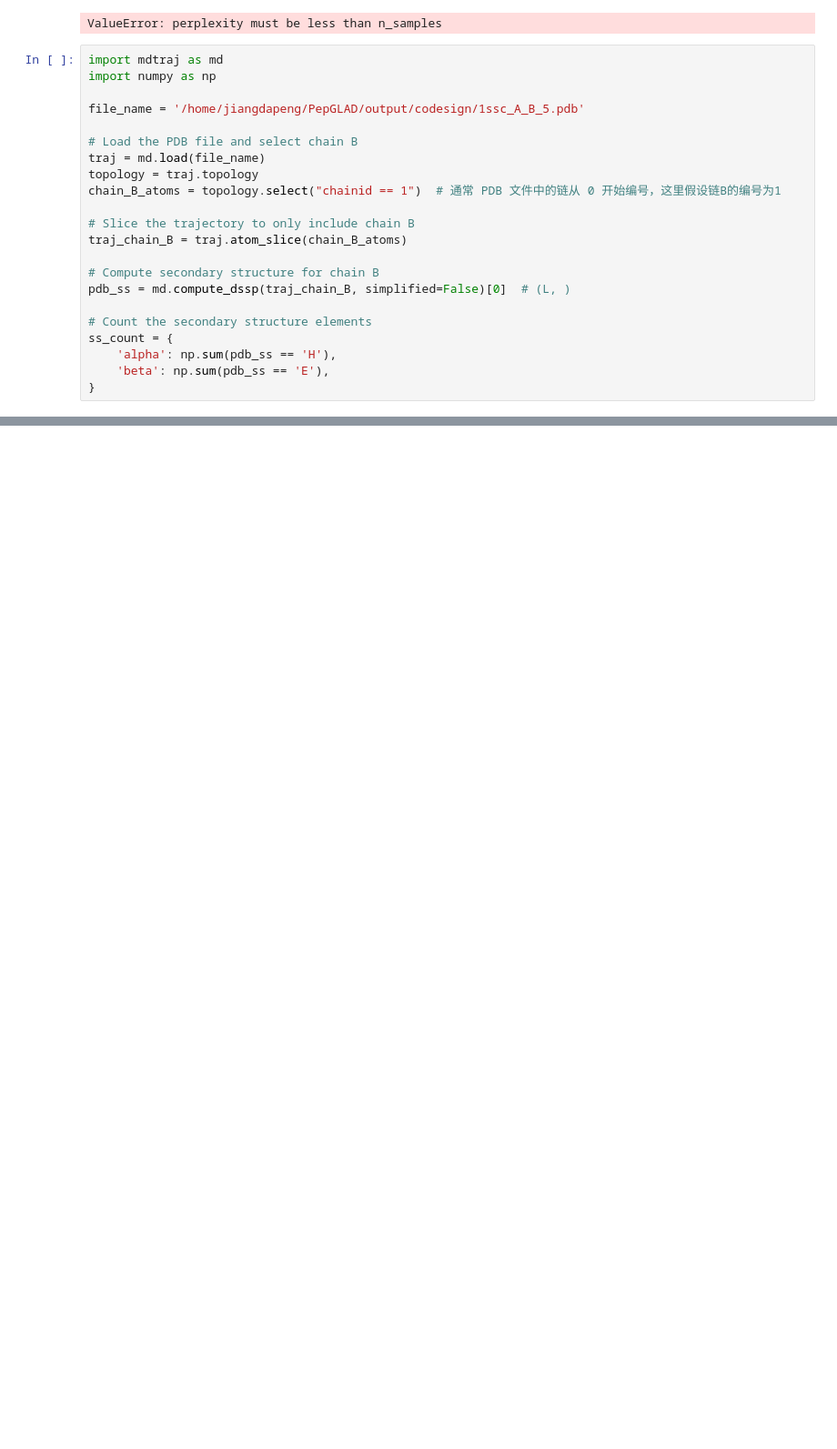
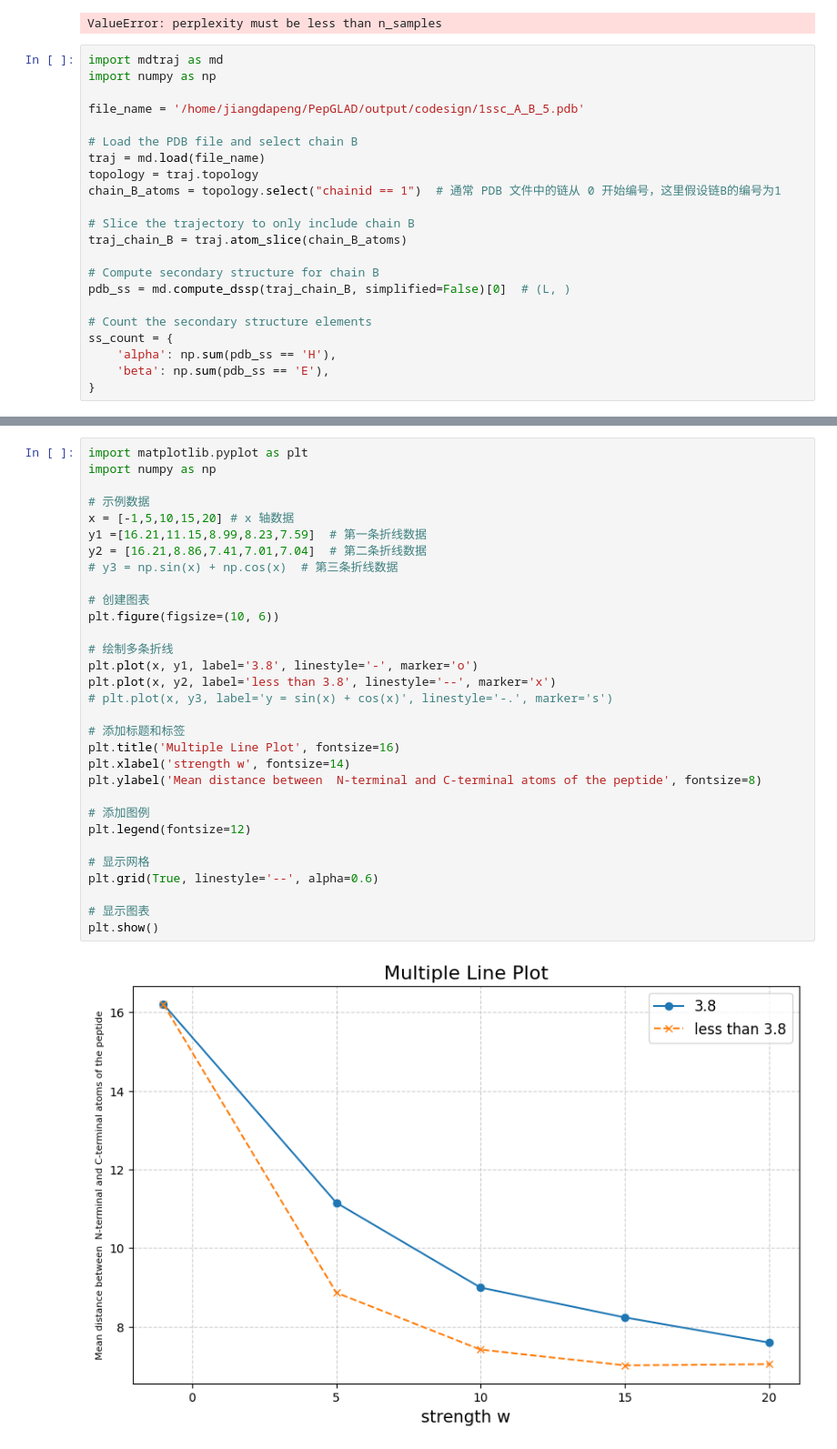
Before and after one commit to jdp22/CP-Composer_final, a Jupyter notebook: debug.ipynb, the cells around one changed output, grey strips where cells are left out. Shown: that part at 91% size. Drawn from its saved outputs; the diff is of its cells as text; blank space fills up the shorter version.

```diff
--- a/debug.ipynb
+++ b/debug.ipynb
@@ -201,0 +385,33 @@ Prompt_LDMPepDesign(
+# %%
+import matplotlib.pyplot as plt
+import numpy as np
+
+# 示例数据
+x = [-1,5,10,15,20] # x 轴数据
+y1 =[16.21,11.15,8.99,8.23,7.59]  # 第一条折线数据
+y2 = [16.21,8.86,7.41,7.01,7.04]  # 第二条折线数据
+# y3 = np.sin(x) + np.cos(x)  # 第三条折线数据
+
+# 创建图表
+plt.figure(figsize=(10, 6))
+
+# 绘制多条折线
+plt.plot(x, y1, label='3.8', linestyle='-', marker='o')
+plt.plot(x, y2, label='less than 3.8', linestyle='--', marker='x')
+# plt.plot(x, y3, label='y = sin(x) + cos(x)', linestyle='-.', marker='s')
+
+# 添加标题和标签
+plt.title('Multiple Line Plot', fontsize=16)
+plt.xlabel('strength w', fontsize=14)
+plt.ylabel('Mean distance between  N-terminal and C-terminal atoms of the peptide', fontsize=8)
+
+# 添加图例
+plt.legend(fontsize=12)
+
+# 显示网格
+plt.grid(True, linestyle='--', alpha=0.6)
+
+# 显示图表
+plt.show()
+# %% [output]
+[figure, added]
```
Also changed, not shown: parts of 10 cells of this notebook, 10 other files.
